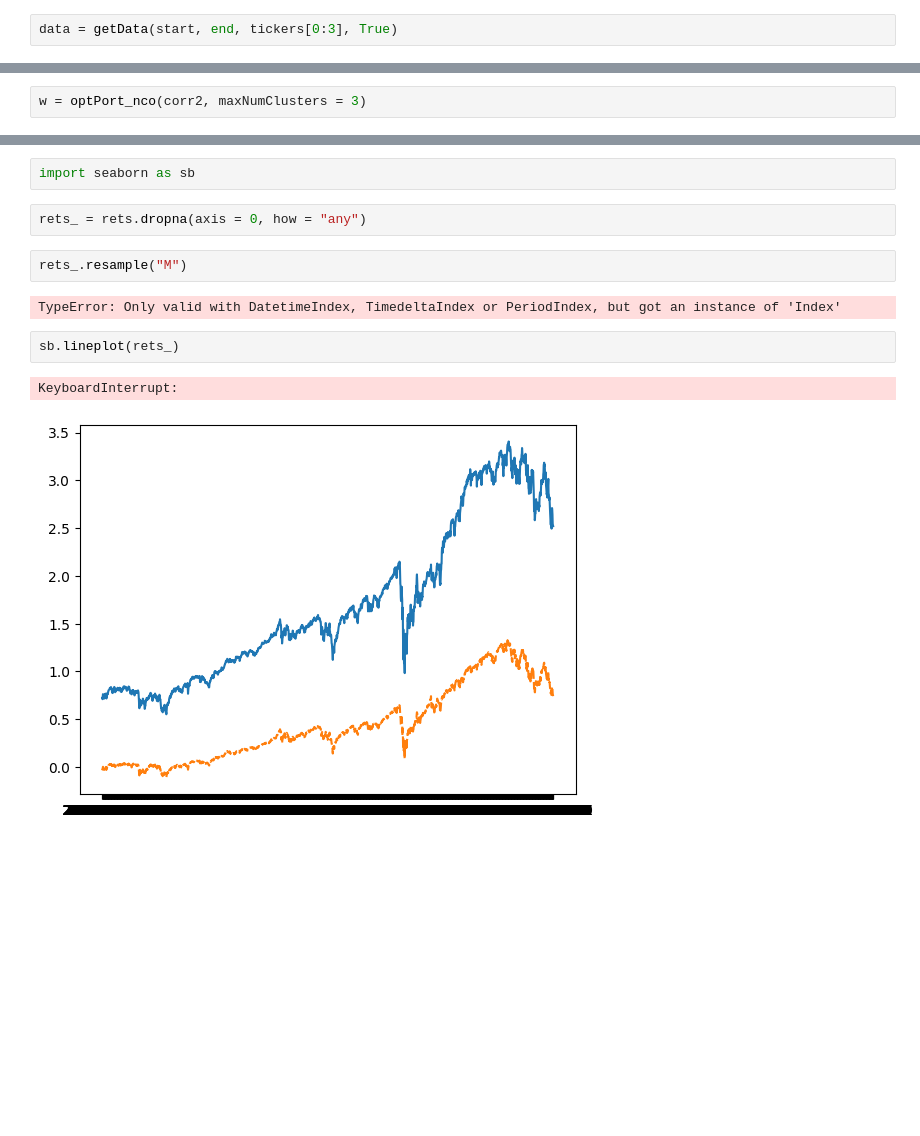
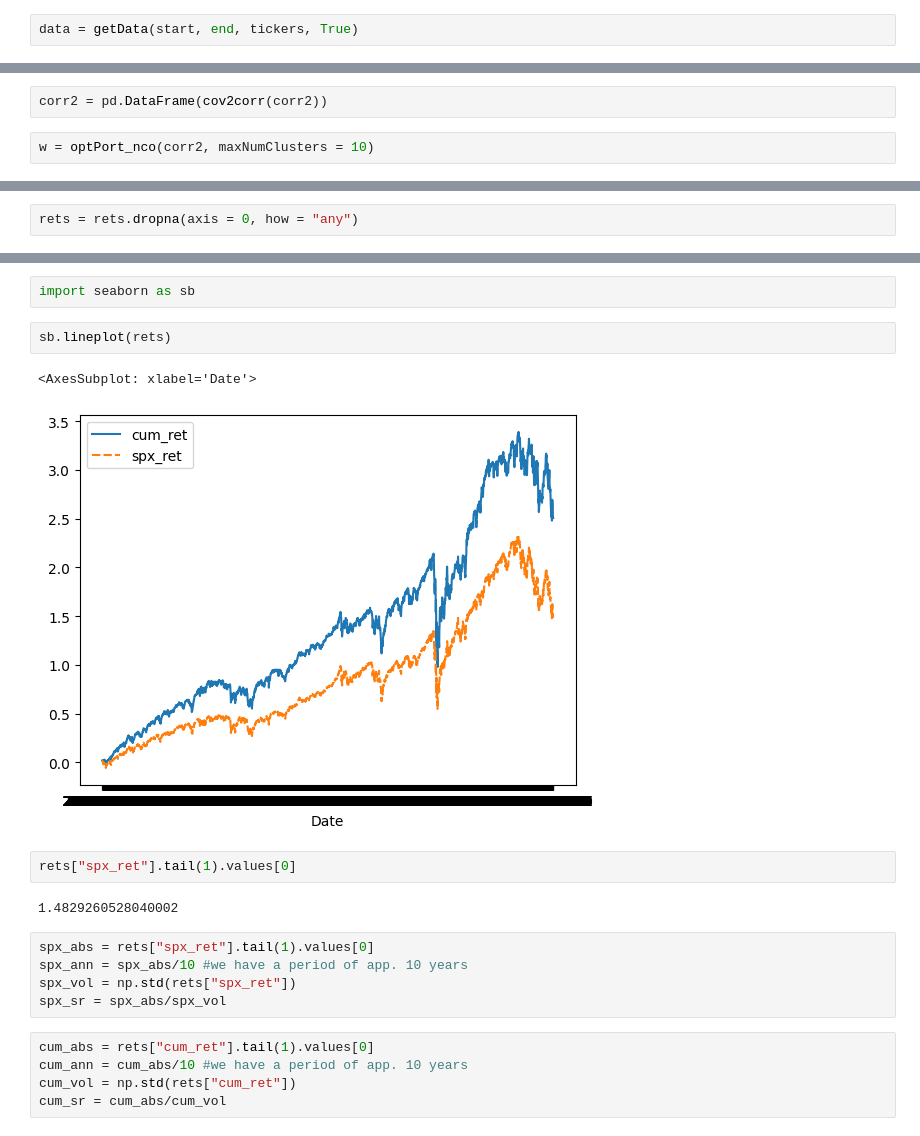
Before and after one commit to dariosandrucci/thesis, a Jupyter notebook: tests.ipynb, the cells around one changed output, grey strips where cells are left out. Saved outputs shown, nothing was run; the diff lists cells and outputs as text; blank space fills up the shorter version.

```diff
--- a/tests.ipynb
+++ b/tests.ipynb
@@ -8,5 +7,5 @@ start = dt.fromisoformat('2015-01-01')
 # %%
-data = getData(start, end, tickers[0:3], True)
+data = getData(start, end, tickers, True)
 # %% [output]
 Data was loaded sucessfully!
 # %%
@@ -27,6 +26,8 @@ plotEvalDiff(eVal0, eVal1, 2)
 [figure]
 # %%
 corr2 = detoneMatrix(corr1, eVal1, eVec1)
+# %%
+corr2 = pd.DataFrame(cov2corr(corr2))
 # %%
-w = optPort_nco(corr2, maxNumClusters = 3)
+w = optPort_nco(corr2, maxNumClusters = 10)
 # %% [output]
@@ -51,6 +68,8 @@ ref.drop("SPY", axis = 1, inplace = True)
 ref.index = ref.index.astype(str)
 # %%
 rets = pd.DataFrame(data["cum_ret"]).merge(ref, how = "outer", left_index = True, right_index = True)
+# %%
+rets = rets.dropna(axis = 0, how = "any")
 # %%
 rets
 # %% [output]
@@ -71,13 +90,21 @@ rets
 # %%
 import seaborn as sb
-# %%
-rets_ = rets.dropna(axis = 0, how = "any")
-# %%
-rets_.resample("M")
-# %% [output]
-TypeError: Only valid with DatetimeIndex, TimedeltaIndex or PeriodIndex, but got an instance of 'Index'
 # %%
-sb.lineplot(rets_)
+sb.lineplot(rets)
 # %% [output]
-KeyboardInterrupt:
+<AxesSubplot: xlabel='Date'>
-[figure, old version]
+[figure, new version]
+# %%
+rets["spx_ret"].tail(1).values[0]
+# %% [output]
+1.4829260528040002
+# %%
+spx_abs = rets["spx_ret"].tail(1).values[0]
+spx_ann = spx_abs/10 #we have a period of app. 10 years
+spx_vol = np.std(rets["spx_ret"])
+spx_sr = spx_abs/spx_vol
+# %%
+cum_abs = rets["cum_ret"].tail(1).values[0]
+cum_ann = cum_abs/10 #we have a period of app. 10 years
+cum_vol = np.std(rets["cum_ret"])
+cum_sr = cum_abs/cum_vol
```
Also changed, not shown: parts of 6 cells of this notebook, 3 other files.
